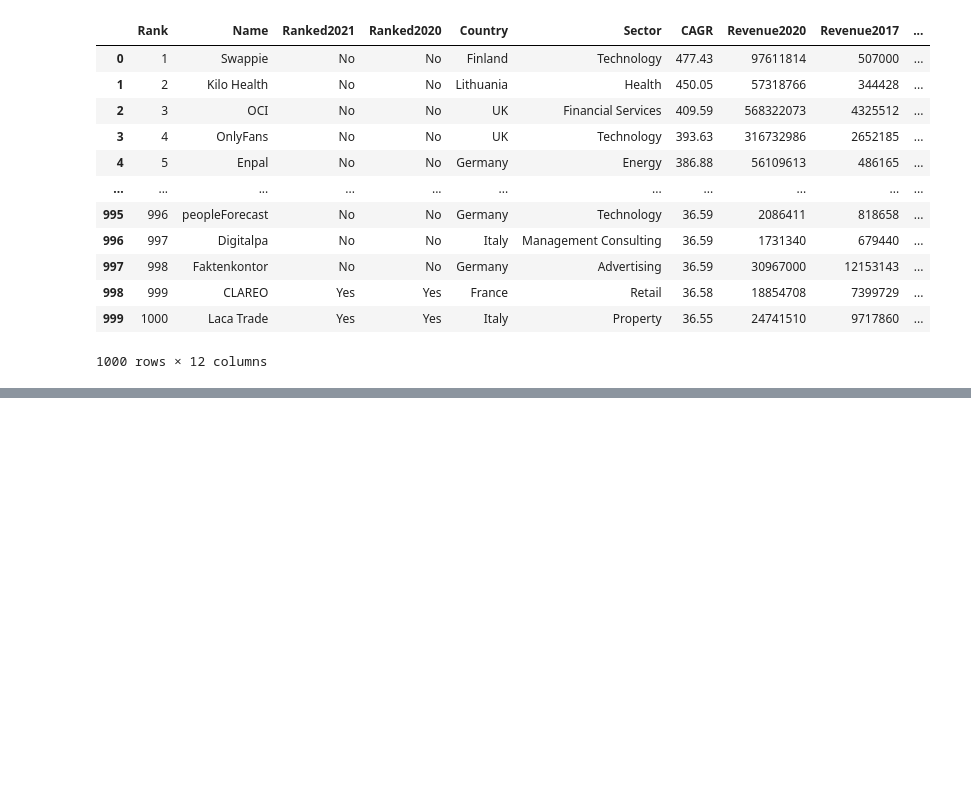
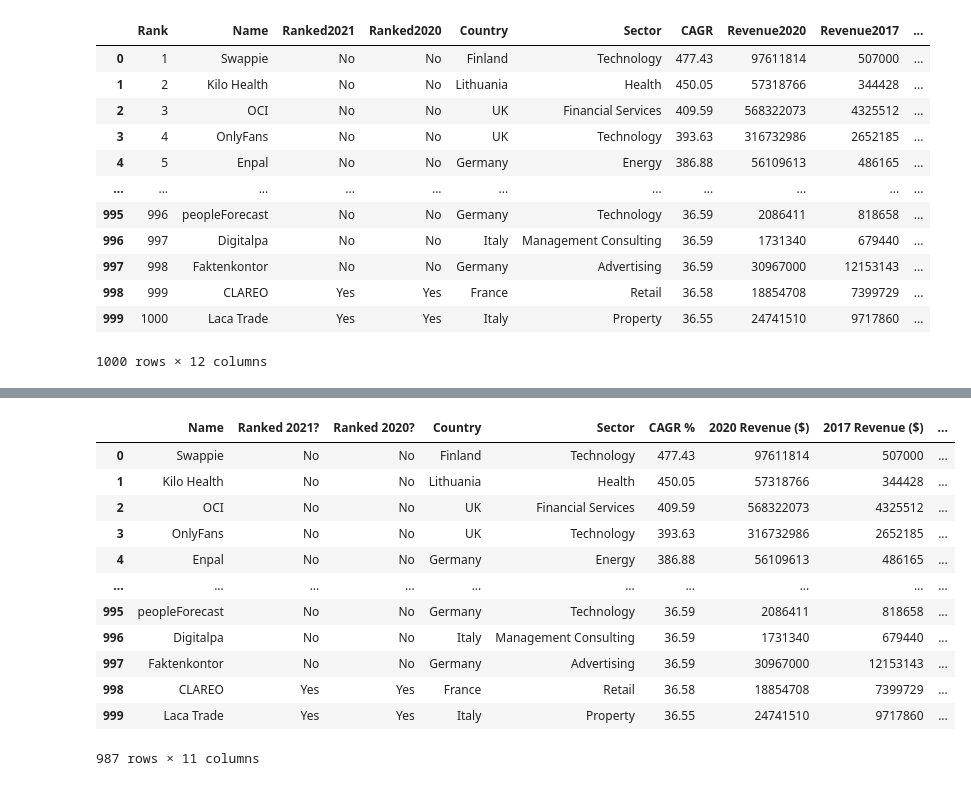
Before and after one commit to ubco-W2022T2-data301/project-group43, a Jupyter notebook: analysis/analysis1.ipynb, the cells around one changed output, grey strips where cells are left out. Drawn from its saved outputs; the diff is of its cells as text; code cells hidden in the pictures; blank space fills up the shorter version.

Commit message:
Finished milestone 3 for analysis 1

```diff
--- a/analysis/analysis1.ipynb
+++ b/analysis/analysis1.ipynb
@@ -32,0 +36,10 @@ pd.read_csv("../data/raw/FT1000.csv")
+# %%
+# Importing libraries for analysis and visualization (Pandas already imported)
+import numpy as np
+import matplotlib.pylab as plt
+import seaborn as sns
+
+# Trying to understand the basic details of data
+df = pd.read_csv("../data/raw/FT1000.csv")
+df.info()
+print('Shape of data is', df.shape)
@@ -32,0 +110,44 @@ pd.read_csv("../data/raw/FT1000.csv")
+# %%
+# Data Cleaning
+df_clean = df.copy().drop(['Rank'], axis=1) # Dropping Rank as redundant
+
+df_clean = df_clean[df_clean['Employees2017'] > 0] # Dropping companies that had no employees in 2017
+
+df_clean = df_clean[df_clean['Employees2020'] > 2] # Dropping companies that had lesser than 3 employees in 2020. 3 is arbitrary although I feel that this should be a bare minimum.
+
+#Appropriately setting data types
+df_clean['Name'] = df_clean['Name'].astype('str')
+df_clean['Ranked2021'] = df_clean['Ranked2021'].astype('category')
+df_clean['Ranked2020'] = df_clean['Ranked2020'].astype('category')
+df_clean['Country'] = df_clean['Country'].astype('category')
+df_clean['Sector'] = df_clean['Sector'].astype('category')
+
+#Renaming Rows
+column_labels = {'Name':'Name',
+             'Ranked2021':'Ranked 2021?',
+             'Ranked2020':'Ranked 2020?',
+             'Country':'Country',
+             'Sector':'Sector',
+             'CAGR':'CAGR %',
+             'Revenue2020':'2020 Revenue ($)',
+             'Revenue2017':'2017 Revenue ($)',
+             'Employees2020':'Employees in 2020',
+             'Employees2017':'Employees in 2017',
+             'FoundingYear':'FoundingYear',
+             }
+df_clean.rename(columns= column_labels, inplace=True)
+df_clean
+# %% [output]
+|  | Name | Ranked 2021? | Ranked 2020? | Country | Sector | CAGR % | 2020 Revenue ($) | 2017 Revenue ($) | ... |
+| 0 | Swappie | No | No | Finland | Technology | 477.43 | 97611814 | 507000 | ... |
+| 1 | Kilo Health | No | No | Lithuania | Health | 450.05 | 57318766 | 344428 | ... |
+| 2 | OCI | No | No | UK | Financial Services | 409.59 | 568322073 | 4325512 | ... |
+| 3 | OnlyFans | No | No | UK | Technology | 393.63 | 316732986 | 2652185 | ... |
+| 4 | Enpal | No | No | Germany | Energy | 386.88 | 56109613 | 486165 | ... |
+| ... | ... | ... | ... | ... | ... | ... | ... | ... | ... |
+| 995 | peopleForecast | No | No | Germany | Technology | 36.59 | 2086411 | 818658 | ... |
+| 996 | Digitalpa | No | No | Italy | Management Consulting | 36.59 | 1731340 | 679440 | ... |
+| 997 | Faktenkontor | No | No | Germany | Advertising | 36.59 | 30967000 | 12153143 | ... |
+| 998 | CLAREO | Yes | Yes | France | Retail | 36.58 | 18854708 | 7399729 | ... |
+| 999 | Laca Trade | Yes | Yes | Italy | Property | 36.55 | 24741510 | 9717860 | ... |
+987 rows × 11 columns
```
Also changed, not shown: parts of 7 cells of this notebook, 4 other files.
